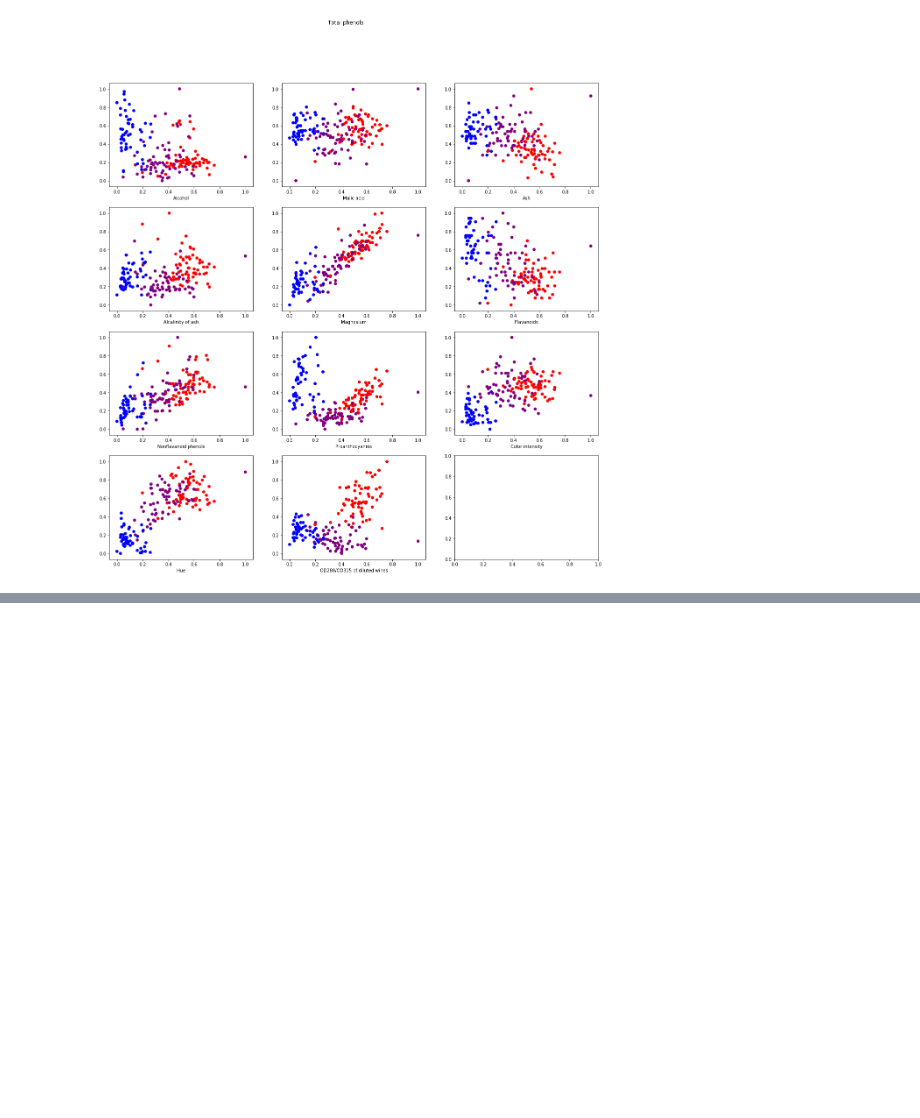
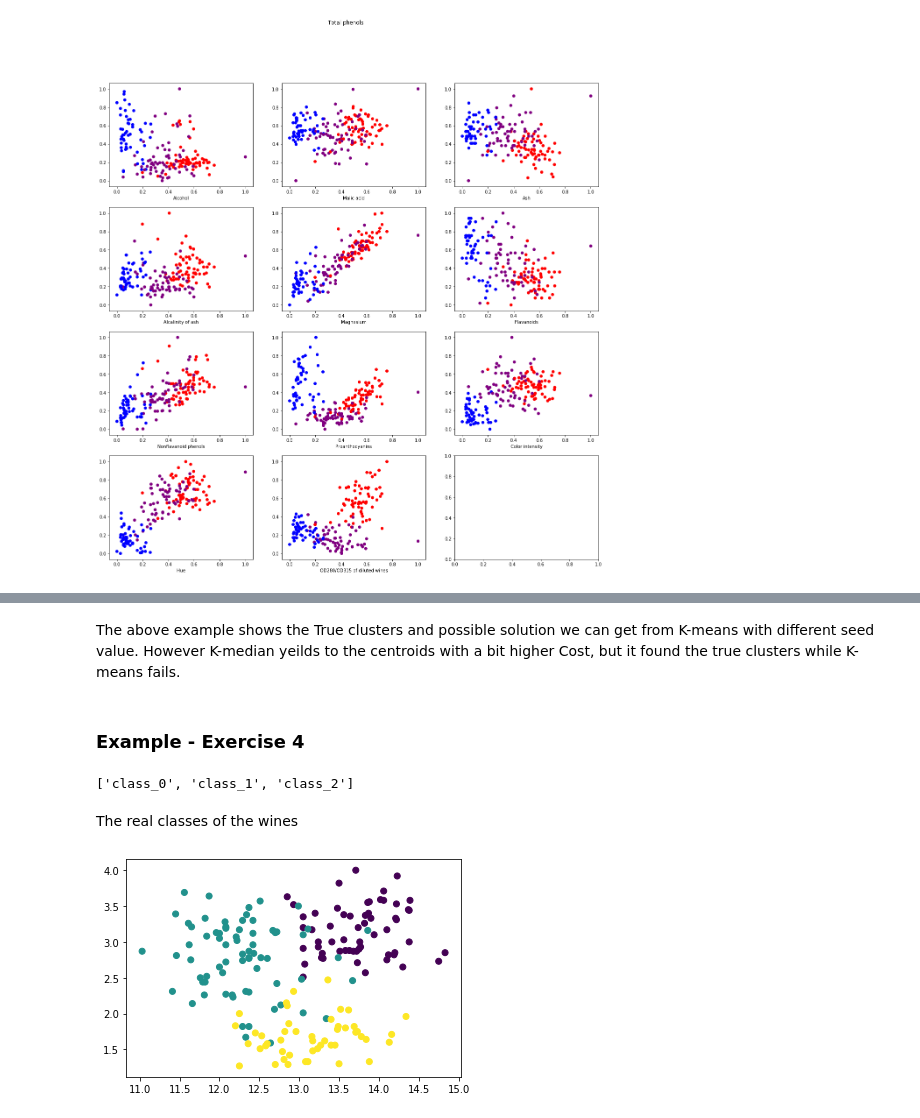
Before and after one commit to AlessandroTaglieri/ADM-HW4, a Jupyter notebook: main.ipynb, the cells around one changed output, grey strips where cells are left out. Cells and saved outputs as stored; diff of their text form; code cells hidden in the pictures; blank space fills up the shorter version.

```diff
--- a/main.ipynb
+++ b/main.ipynb
@@ -811,0 +837,30 @@ plt.show()
+# %% [markdown]
+The above example shows the True clusters and possible solution we can get from K-means with different seed value. However K-median yeilds to the centroids with a bit higher Cost, but it found the true clusters while K-means fails.
+# %% [markdown]
+### Example - Exercise 4
+# %%
+import numpy as np
+import matplotlib.pyplot as plt
+import pandas as pd
+from sklearn.datasets import load_wine
+import json
+from sklearn.cluster import KMeans
+from pandas.io.json import json_normalize
+
+wine = load_wine()
+wine.target[[10, 80, 140]]
+
+list(wine.target_names)
+# %% [output]
+['class_0', 'class_1', 'class_2']
+# %%
+wine_df = pd.DataFrame(wine.data , columns= wine.feature_names)
+
+wine_df['target'] =  wine.target
+# %% [markdown]
+The real classes of the wines
+# %%
+plt.scatter(wine_df['alcohol'] , wine_df['od280/od315_of_diluted_wines'] , c = wine_df['target'])
+plt.show()
+# %% [output]
+[figure, added]
```
Also changed, not shown: parts of 8 cells of this notebook.
